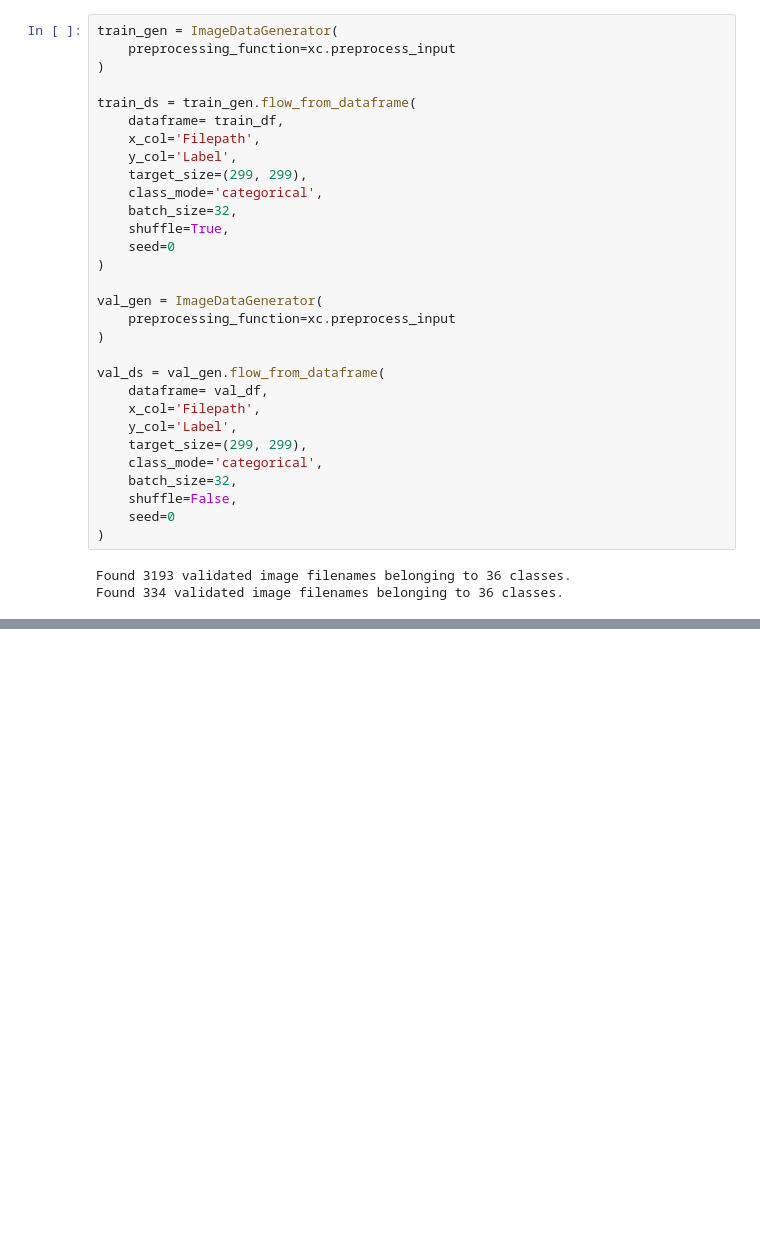
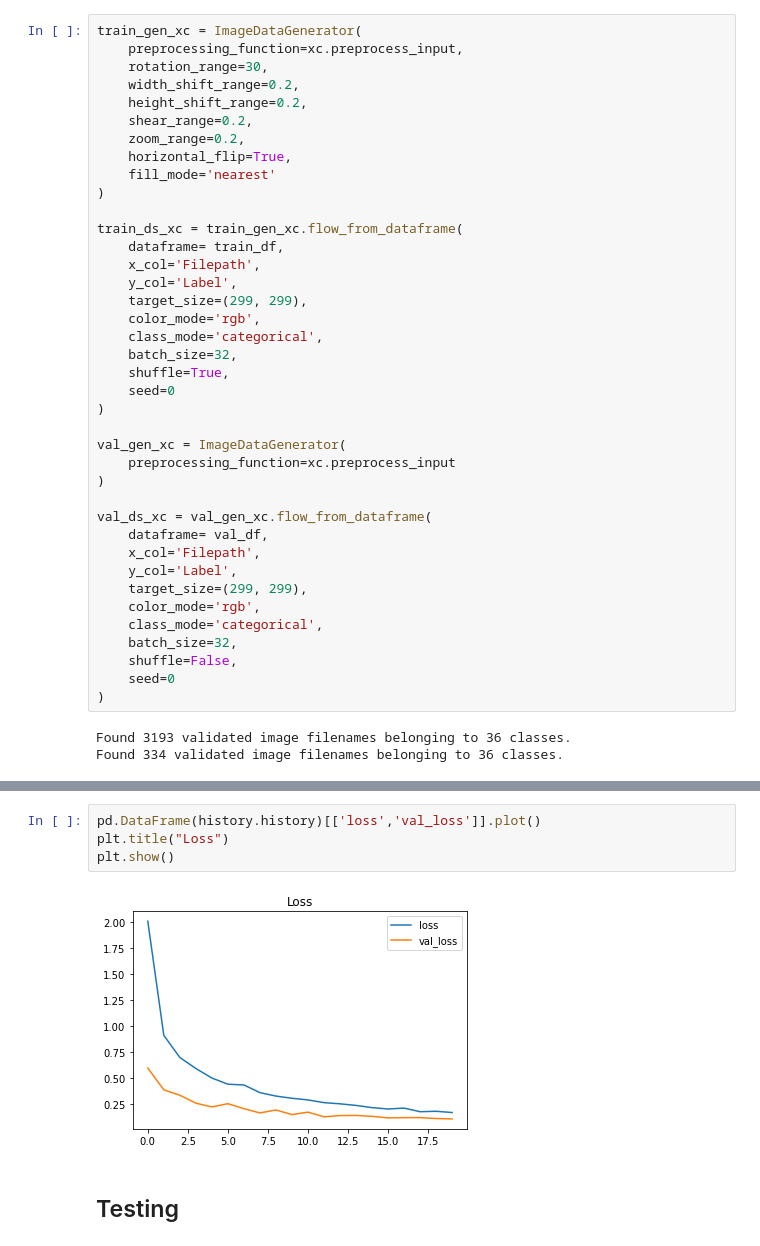
Before and after one commit to ziritrion/ml-zoomcamp, a Jupyter notebook: 12_project/notebook_veggies.ipynb, the cells around one changed output, grey strips where cells are left out. Drawn from its saved outputs; the diff is of its cells as text; blank space fills up the shorter version.

```diff
--- a/12_project/notebook_veggies.ipynb
+++ b/12_project/notebook_veggies.ipynb
@@ -275,30 +275,39 @@ Image sizes are all over the place. Every single class contains a small amount o
 # %% [markdown]
 # Xception
 # %%
-train_gen = ImageDataGenerator(
-    preprocessing_function=xc.preprocess_input
+train_gen_xc = ImageDataGenerator(
+    preprocessing_function=xc.preprocess_input,
+    rotation_range=30,
+    width_shift_range=0.2,
+    height_shift_range=0.2,
+    shear_range=0.2,
+    zoom_range=0.2,
+    horizontal_flip=True,
+    fill_mode='nearest'
 )
 
-train_ds = train_gen.flow_from_dataframe(
+train_ds_xc = train_gen_xc.flow_from_dataframe(
     dataframe= train_df,
     x_col='Filepath',
     y_col='Label',
     target_size=(299, 299),
+    color_mode='rgb',
     class_mode='categorical',
     batch_size=32,
     shuffle=True,
     seed=0
 )
 
-val_gen = ImageDataGenerator(
+val_gen_xc = ImageDataGenerator(
     preprocessing_function=xc.preprocess_input
 )
 
-val_ds = val_gen.flow_from_dataframe(
+val_ds_xc = val_gen_xc.flow_from_dataframe(
     dataframe= val_df,
     x_col='Filepath',
     y_col='Label',
     target_size=(299, 299),
+    color_mode='rgb',
     class_mode='categorical',
     batch_size=32,
     shuffle=False,
@@ -384,0 +434,8 @@ KeyboardInterrupt:
+# %%
+pd.DataFrame(history.history)[['loss','val_loss']].plot()
+plt.title("Loss")
+plt.show()
+# %% [output]
+[figure, added]
+# %% [markdown]
+## Testing
```
Also changed, not shown: parts of 53 cells of this notebook.
